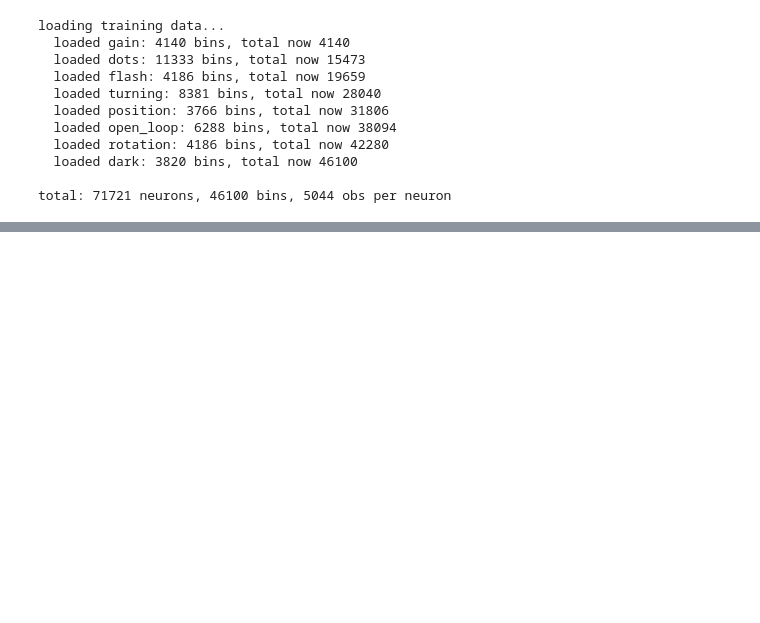
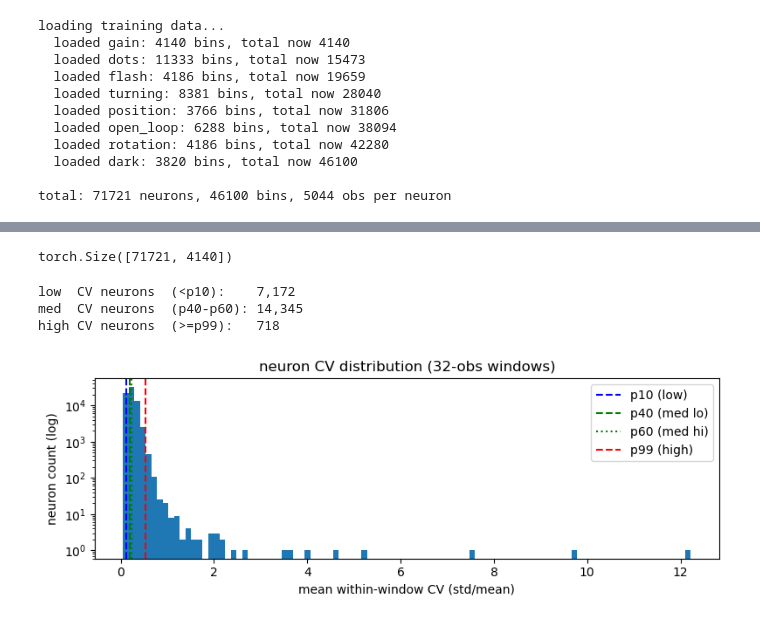
Before and after one commit to saalfeldlab/NeuralGraph, a Jupyter notebook: src/LatentEvolution/binary_state_em.ipynb, the cells around one changed output, grey strips where cells are left out. Saved outputs shown, nothing was run; the diff lists cells and outputs as text; code cells hidden in the pictures; blank space fills up the shorter version.

```diff
--- a/src/LatentEvolution/binary_state_em.ipynb
+++ b/src/LatentEvolution/binary_state_em.ipynb
@@ -38,8 +23,11 @@ all_configs shape: torch.Size([32, 5])
 # %%
 # load all training conditions
-from LatentEvolution.zapbench_config import DataSplit
-
-data_cfg = DataConfig()
+# data_cfg = DataConfig()
+data_cfg = DataConfig(
+    traces_path="/Users/kumarv/zapbench-data/traces",
+    ephys_path="/Users/kumarv/zapbench-data/ephys.zarr",
+    bin_size_ms=BIN_SIZE_MS
+)
 data_split = DataSplit()
 
 # get train and val ranges
@@ -1820,0 +119,59 @@ KeyboardInterrupt:
+# %%
+condition_index = 0
+bin_low = train_boundaries[condition_index]
+bin_high = train_boundaries[condition_index+1]
+
+obs_vals = train_obs_vals[:, bin_low:bin_high]
+obs_times = train_obs_times[:, bin_low:bin_high]
+# %%
+obs_times.shape
+# %% [output]
+torch.Size([71721, 4140])
+# %%
+# compute per-neuron CV (std/mean) within 32-observation windows
+WINDOW = 32
+
+N, K_obs = obs_vals.shape
+num_windows = K_obs // WINDOW
+
+# reshape into (N, num_windows, WINDOW)
+obs_w = obs_vals[:, :num_windows * WINDOW].reshape(N, num_windows, WINDOW)
+
+mean_w = obs_w.mean(dim=2)          # (N, num_windows)
+std_w  = obs_w.std(dim=2)           # (N, num_windows)
+cv_w   = std_w / mean_w
+cv_w[mean_w <= 0] = float('nan')
+
+neuron_cv = torch.nanmean(cv_w, dim=1)  # (N,)
+
+valid_cv = neuron_cv[torch.isfinite(neuron_cv)]
+p_low    = torch.quantile(valid_cv, 0.10)
+p_med_lo = torch.quantile(valid_cv, 0.40)
+p_med_hi = torch.quantile(valid_cv, 0.60)
+p_high   = torch.quantile(valid_cv, 0.99)
+
+low_neurons  = torch.where(neuron_cv < p_low)[0]
+med_neurons  = torch.where((neuron_cv >= p_med_lo) & (neuron_cv <= p_med_hi))[0]
+high_neurons = torch.where(neuron_cv >= p_high)[0]
+
+print(f"low  CV neurons  (<p10):    {len(low_neurons):,}")
+print(f"med  CV neurons  (p40-p60): {len(med_neurons):,}")
+print(f"high CV neurons  (>=p99):   {len(high_neurons):,}")
+
+fig, ax = plt.subplots(figsize=(8, 3))
+ax.hist(valid_cv.cpu().numpy(), bins=100, log=True)
+ax.axvline(p_low.item(),    color='blue',  linestyle='--', label='p10 (low)')
+ax.axvline(p_med_lo.item(), color='green', linestyle='--', label='p40 (med lo)')
+ax.axvline(p_med_hi.item(), color='green', linestyle=':',  label='p60 (med hi)')
+ax.axvline(p_high.item(),   color='red',   linestyle='--', label='p99 (high)')
+ax.set_xlabel('mean within-window CV (std/mean)')
+ax.set_ylabel('neuron count (log)')
+ax.set_title(f'neuron CV distribution ({WINDOW}-obs windows)')
+ax.legend()
+plt.tight_layout()
+plt.show()
+# %% [output]
+low  CV neurons  (<p10):    7,172
+med  CV neurons  (p40-p60): 14,345
+high CV neurons  (>=p99):   718
+[figure, added]
```
Also changed, not shown: parts of 50 cells of this notebook.
